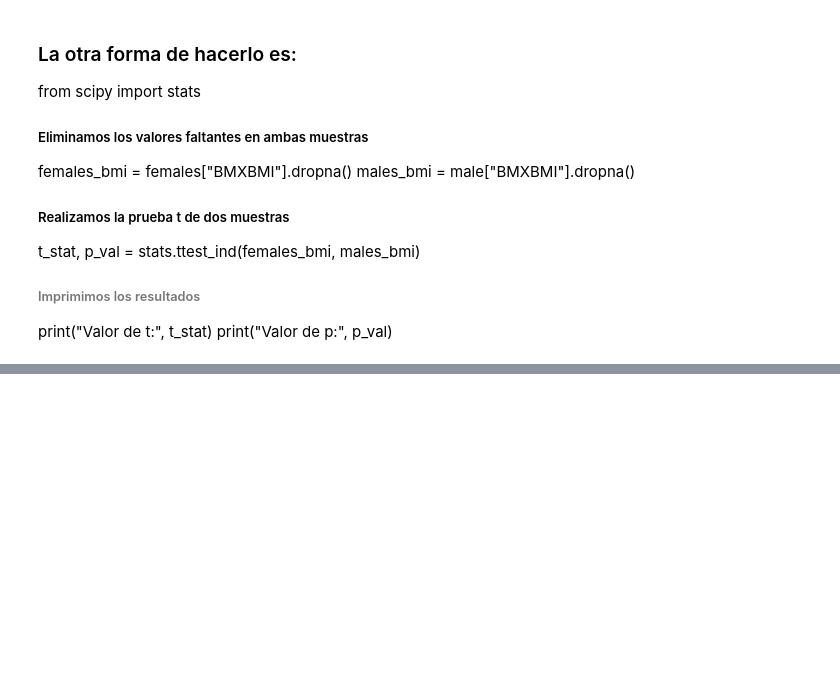
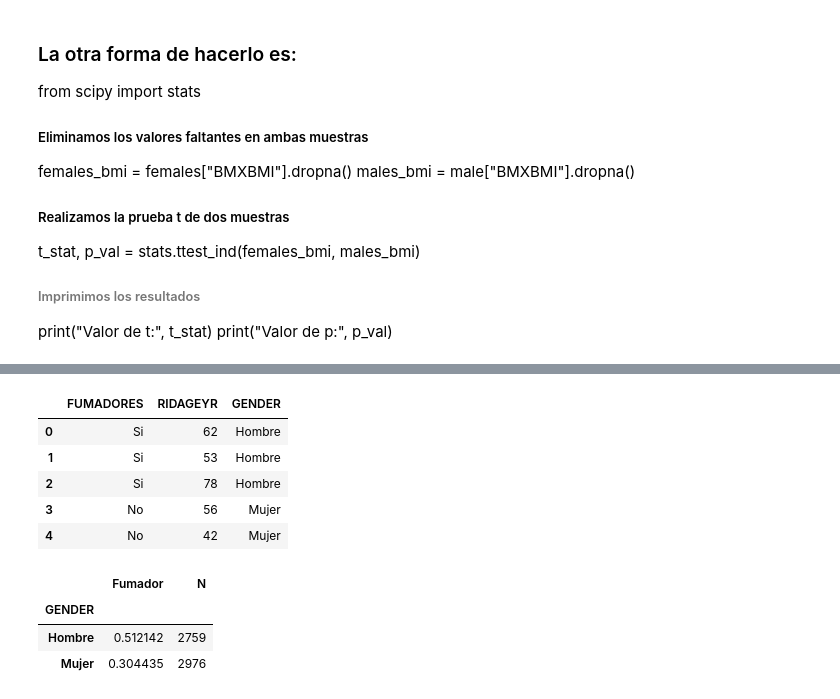
Before and after one commit to onavarrete04/Introduccion-Ciencia-Datos, a Jupyter notebook: ESTADÍSTICA INFERENCIAL-2023.ipynb, the cells around one changed output, grey strips where cells are left out. Cells and saved outputs as stored; diff of their text form; code cells hidden in the pictures; blank space fills up the shorter version.

Commit message:
Realizando ejercicios con librerias para hallar pvalue con datos agrupados, independientes, comparacion de medias.

```diff
--- a/ESTADÍSTICA INFERENCIAL-2023.ipynb
+++ b/ESTADÍSTICA INFERENCIAL-2023.ipynb
@@ -2227,4 +2232,7 @@ print("Valor de p:", p_val)
 # %%
-mujer = datos.query("RIAGENDR == 2 & RIDAGEYR >= 18 & RIDAGEYR <30")
-mujer.describe()
+datos["FUMADORES"] = datos.SMQ020.replace({
+    1:"Si",
+    2:"No"
+})
+datos.FUMADORES.head()
 # %% [output]
@@ -2239,0 +2304,19 @@ mujer.describe()
+# %%
+df = datos[["FUMADORES","RIDAGEYR","GENDER"]].dropna()
+df.head()
+# %% [output]
+|  | FUMADORES | RIDAGEYR | GENDER |
+| 0 | Si | 62 | Hombre |
+| 1 | Si | 53 | Hombre |
+| 2 | Si | 78 | Hombre |
+| 3 | No | 56 | Mujer |
+| 4 | No | 42 | Mujer |
+# %%
+p = df.groupby("GENDER").FUMADORES.agg([lambda z: np.mean(z=="Si"),"size"])
+p.columns = ["Fumador", "N"]
+p
+# %% [output]
+|  | Fumador | N |
+| GENDER |  |  |
+| Hombre | 0.512142 | 2759 |
+| Mujer | 0.304435 | 2976 |
```
Also changed, not shown: parts of 50 cells of this notebook.
